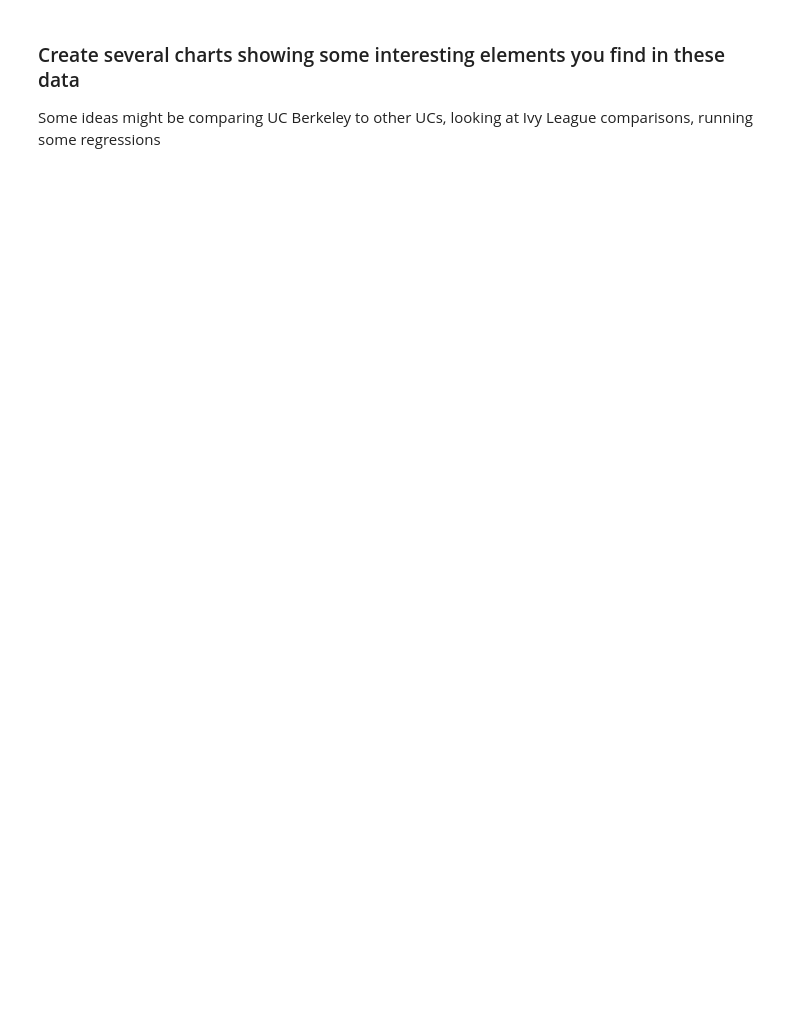
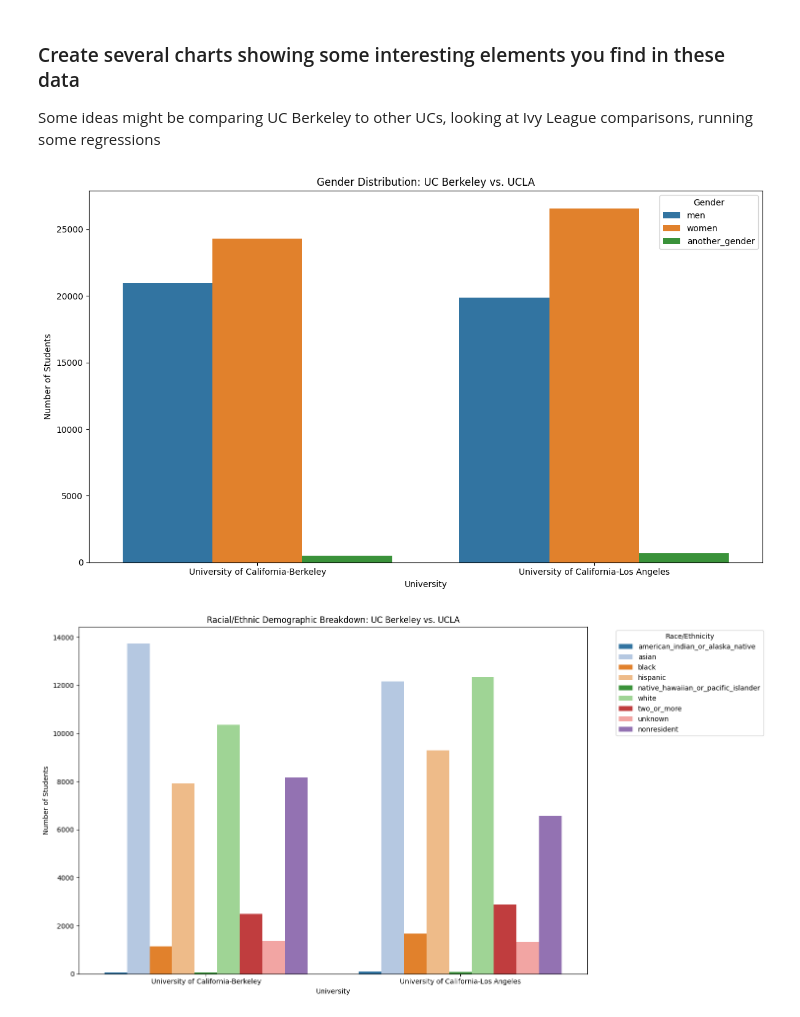
Before and after one commit to mcrebbincoates-pixel/01-first-website, a Jupyter notebook: quiz.ipynb, the cells around one changed output. Drawn from its saved outputs; the diff is of its cells as text; code cells hidden in the pictures; blank space fills up the shorter version.

```diff
--- a/quiz.ipynb
+++ b/quiz.ipynb
@@ -87,3 +315,45 @@ The name in this sheet lists our school as `University of California-Berkeley`
 ### Create several charts showing some interesting elements you find in these data
 
 Some ideas might be comparing UC Berkeley to other UCs, looking at Ivy League comparisons, running some regressions
+# %%
+# Get data for UC Berkeley and UCLA
+berkeley_ucla_data = df[df['name'].isin(['University of California-Berkeley', 'University of California-Los Angeles'])]
+
+# Select gender columns and college name
+gender_comparison = berkeley_ucla_data[['name', 'men', 'women', 'another_gender']].set_index('name')
+
+# Reshape data for plotting with seaborn
+gender_comparison_melted = gender_comparison.reset_index().melt(id_vars='name', var_name='Gender Category', value_name='Number of Students')
+
+plt.figure(figsize=(12, 7))
+sns.barplot(x='name', y='Number of Students', hue='Gender Category', data=gender_comparison_melted, palette='tab10')
+plt.title('Gender Distribution: UC Berkeley vs. UCLA')
+plt.xlabel('University')
+plt.ylabel('Number of Students')
+plt.xticks(rotation=0)
+plt.legend(title='Gender')
+plt.tight_layout()
+plt.show()
+
+# Prepare data for racial/ethnic comparison
+racial_demographic_columns = [
+    'american_indian_or_alaska_native', 'asian', 'black', 'hispanic',
+    'native_hawaiian_or_pacific_islander', 'white', 'two_or_more', 'unknown', 'nonresident'
+]
+
+race_comparison = berkeley_ucla_data[['name'] + racial_demographic_columns].set_index('name')
+
+race_comparison_melted = race_comparison.reset_index().melt(id_vars='name', var_name='Racial Category', value_name='Number of Students')
+
+plt.figure(figsize=(15, 8))
+sns.barplot(x='name', y='Number of Students', hue='Racial Category', data=race_comparison_melted, palette='tab20')
+plt.title('Racial/Ethnic Demographic Breakdown: UC Berkeley vs. UCLA')
+plt.xlabel('University')
+plt.ylabel('Number of Students')
+plt.xticks(rotation=0)
+plt.legend(title='Race/Ethnicity', bbox_to_anchor=(1.05, 1), loc='upper left')
+plt.tight_layout()
+plt.show()
+# %% [output]
+[figure, added]
+[figure, added]
```
Also changed, not shown: parts of 25 cells of this notebook.
